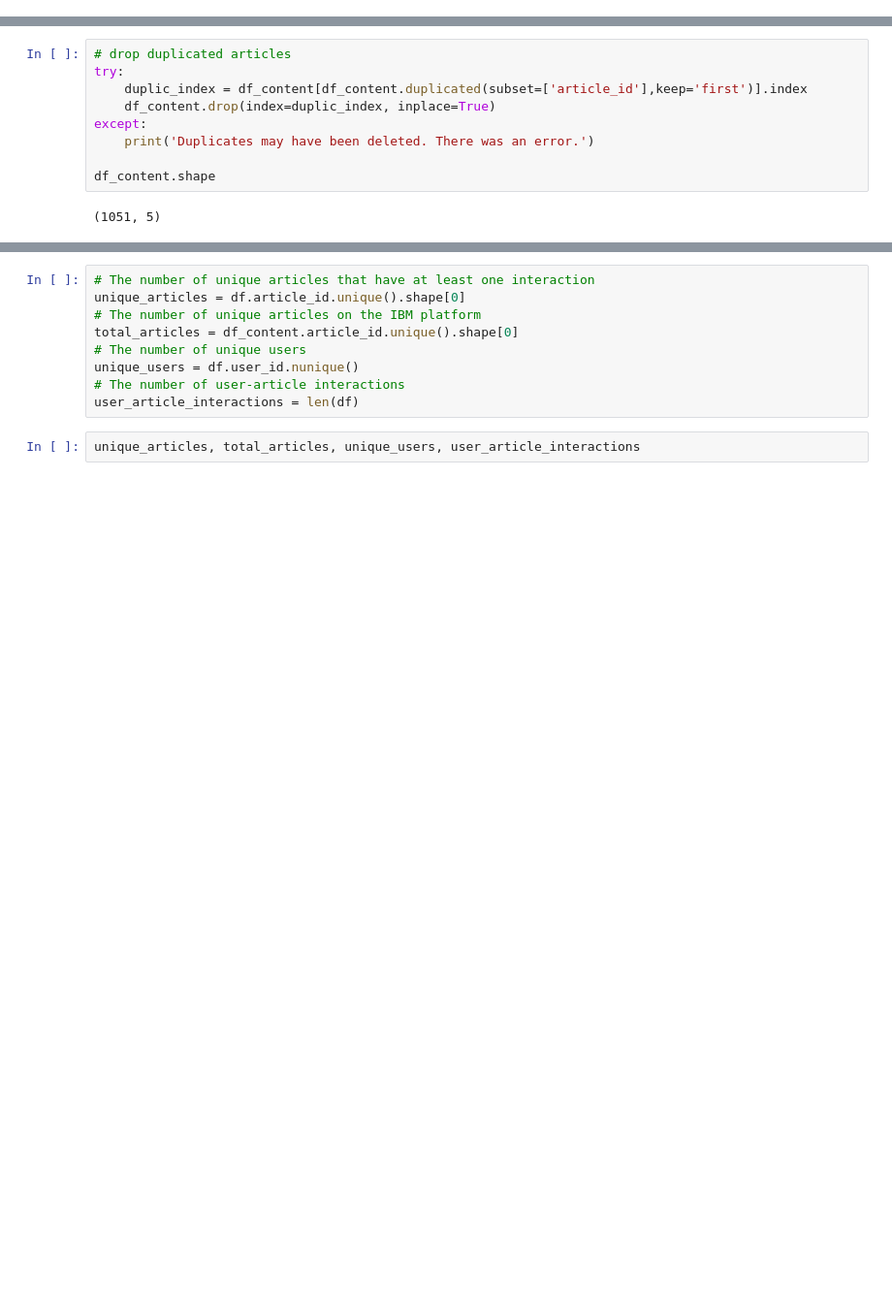
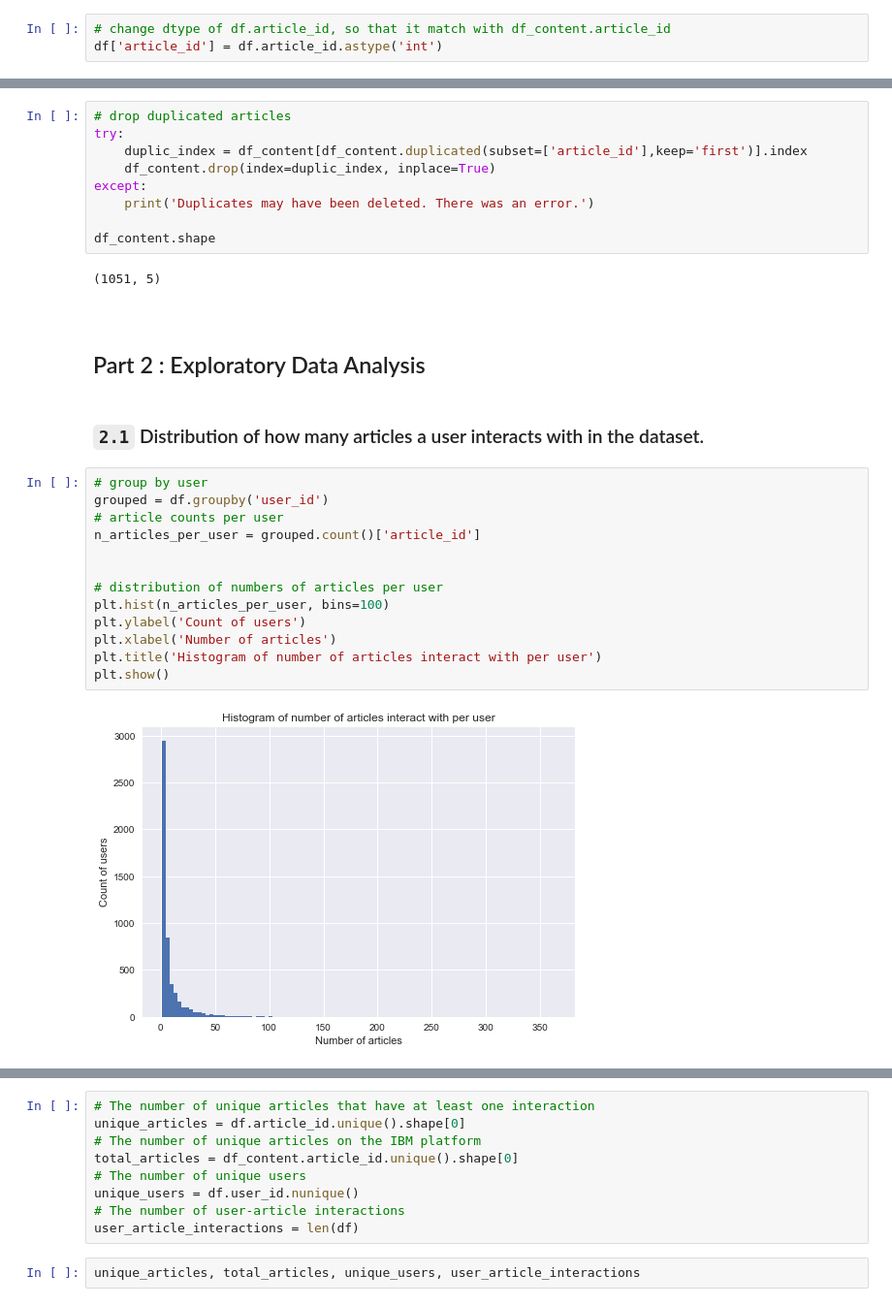
Before and after one commit to hchen3368/Articles-Recommendation-on-IBM-Watson, a Jupyter notebook: 1_notebook_EDA_&_Cleaning.ipynb, the cells around one changed output, grey strips where cells are left out. Shown at 97% size. Cells and saved outputs as stored; diff of their text form; blank space fills up the shorter version.

```diff
--- a/1_notebook_EDA_&_Cleaning.ipynb
+++ b/1_notebook_EDA_&_Cleaning.ipynb
@@ -108,0 +141,3 @@ Use the dictionary and cells below to provide some insight into the descriptive
+# %%
+# change dtype of df.article_id, so that it match with df_content.article_id
+df['article_id'] = df.article_id.astype('int')
@@ -232,3 +262,24 @@ except:
 df_content.shape
 # %% [output]
 (1051, 5)
+# %% [markdown]
+<br></br>
+
+## <a class="anchor" id="EDA">Part 2 : Exploratory Data Analysis </a>
+# %% [markdown]
+### `2.1` Distribution of how many articles a user interacts with in the dataset.
+# %%
+# group by user
+grouped = df.groupby('user_id')
+# article counts per user
+n_articles_per_user = grouped.count()['article_id']
+
+
+# distribution of numbers of articles per user
+plt.hist(n_articles_per_user, bins=100)
+plt.ylabel('Count of users')
+plt.xlabel('Number of articles')
+plt.title('Histogram of number of articles interact with per user')
+plt.show()
+# %% [output]
+[figure, added]
```
Also changed, not shown: parts of 107 cells of this notebook, 1 other file.
